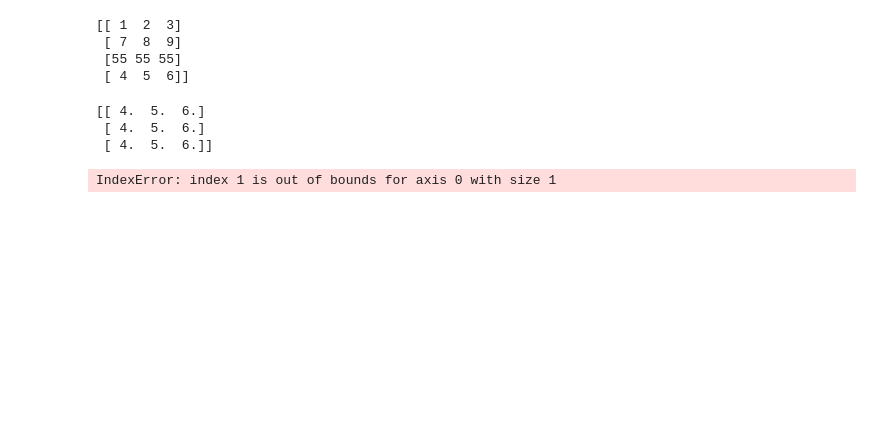
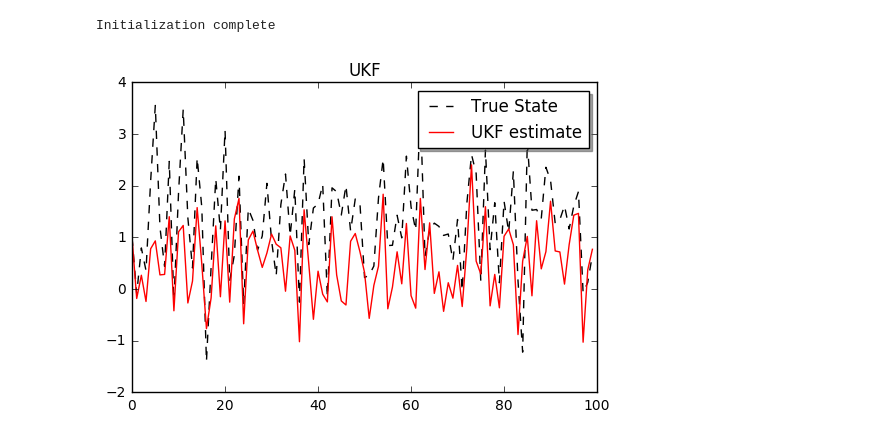
Before and after one commit to dhanaa/KalmanFilter_lib, a Jupyter notebook: UnscentedKalmanFilter.ipynb, the cells around one changed output. Drawn from its saved outputs; the diff is of its cells as text; code cells hidden in the pictures; blank space fills up the shorter version.

```diff
--- a/UnscentedKalmanFilter.ipynb
+++ b/UnscentedKalmanFilter.ipynb
@@ -42,2 +25,17 @@ def measurementUpdate():
+# %%
+def f(x):
+    '''
+    state update function
+
+    User-defined
+    '''
+    return np.array([[1.1,0],[0.9,1]]).dot(x)
+def h(x):
+    '''
+    observation functioon
+
+    User-defined
+    '''
+    return np.array([[2,3.],[5,6],[1,2]]).dot(x)
 # %%
 class UnscentedKF:
@@ -131,20 +148,45 @@ ValueError: all the input arrays must have same number of dimensions
-# %%
-ee = np.vstack((aa,cc,bb))
-print(ee)
-# %% [output]
-[[ 1  2  3]
- [ 7  8  9]
- [55 55 55]
- [ 4  5  6]]
-# %%
-dd = np.ones((3,1))
-ee = dd.dot(bb)
-print(ee)
-# %% [output]
-[[ 4.  5.  6.]
- [ 4.  5.  6.]
- [ 4.  5.  6.]]
-# %%
-bb[1]
-# %% [output]
-IndexError: index 1 is out of bounds for axis 0 with size 1
+# %%
+# realize a system
+T = 100
+n = 2
+m = 3
+Q = np.eye(n)
+R= np.eye(m)
+# x(0) and y(0)
+x = np.ones((n,1))
+x_data = x
+y_data = h(x) + np.linalg.cholesky(R).dot(np.random.randn(m,1))
+
+
+for k in range(1,T):
+    # generate x(k)
+    _x = f(x)+ np.linalg.cholesky(Q).dot(np.random.randn(n,1))
+    x_data = np.hstack((x_data,_x))
+    # generate y(k)
+    _y =h(_x)+ np.linalg.cholesky(R).dot(np.random.randn(m,1))
+    y_data = np.hstack((y_data,_y))
+
+
+# run the UKF
+model = UnscentedKF(SysFunc=f, ObsFunc=h,Qnoise = Q,
+                      Rnoise = R, SysPara = [1.,2.,0.])
+x,p = model.UKF_oneStep(x=np.ones(n),p=np.eye(n),y=y_data[:,[0]])
+# estimate x(0) and cov p(0)
+xEst_data = x
+p_data =[p]
+for k in range(1,T):
+    x,p = model.UKF_oneStep(x,p,y_data[:,[k]])
+    xEst_data = np.hstack((xEst_data,x))
+    p_data.append(p)
+
+# plot the estimate and true state
+time = np.arange(T)
+fig, ax = plt.subplots()
+ax.plot(time, x_data[0,:], 'k--', label='True State')
+ax.plot(time, xEst_data[0,:], 'r', label='UKF estimate')
+legend = ax.legend(loc='upper right', shadow=True)
+plt.title('UKF')
+plt.show()
+# %% [output]
+Initialization complete
+[figure, added]
```
Also changed, not shown: parts of 8 cells of this notebook, 2 other files.
